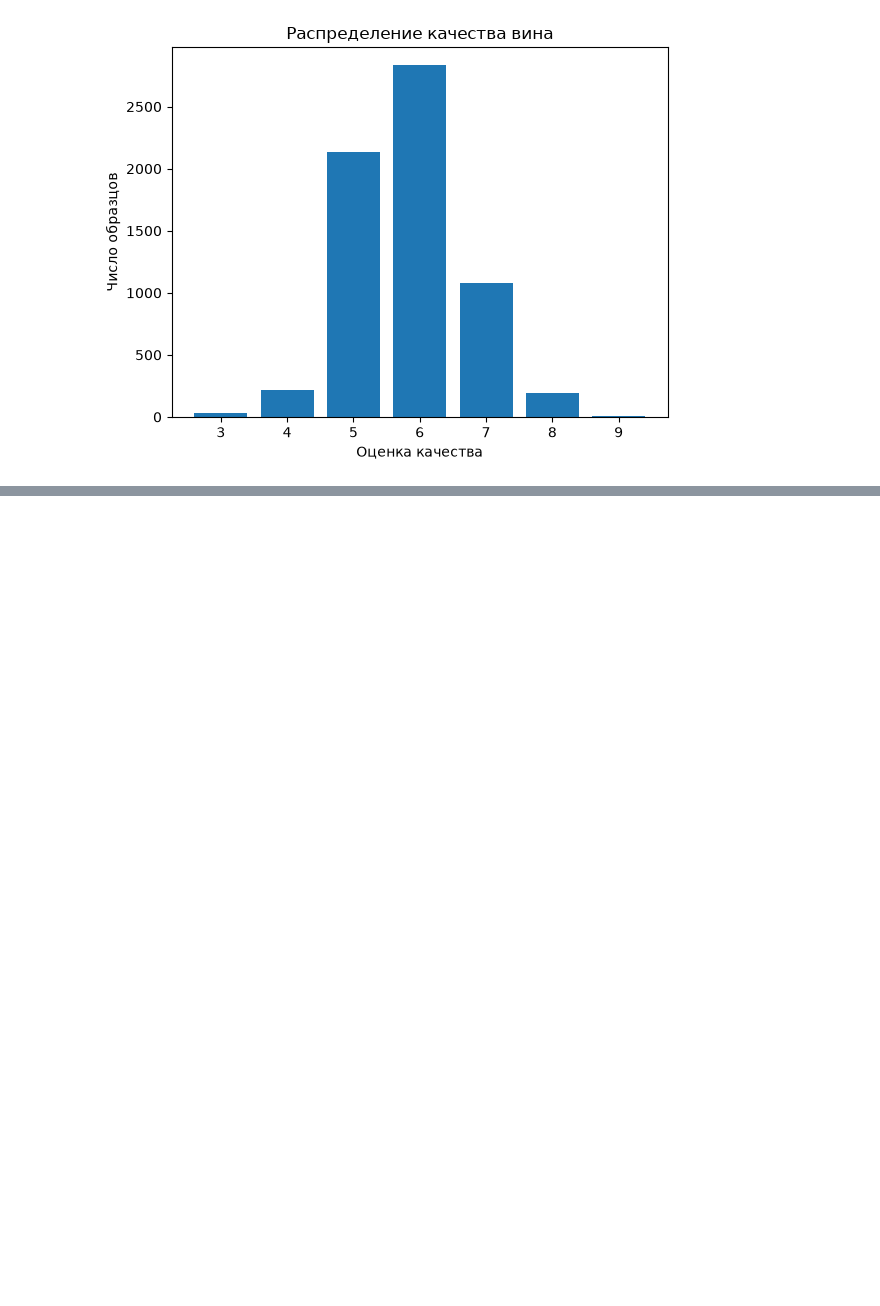
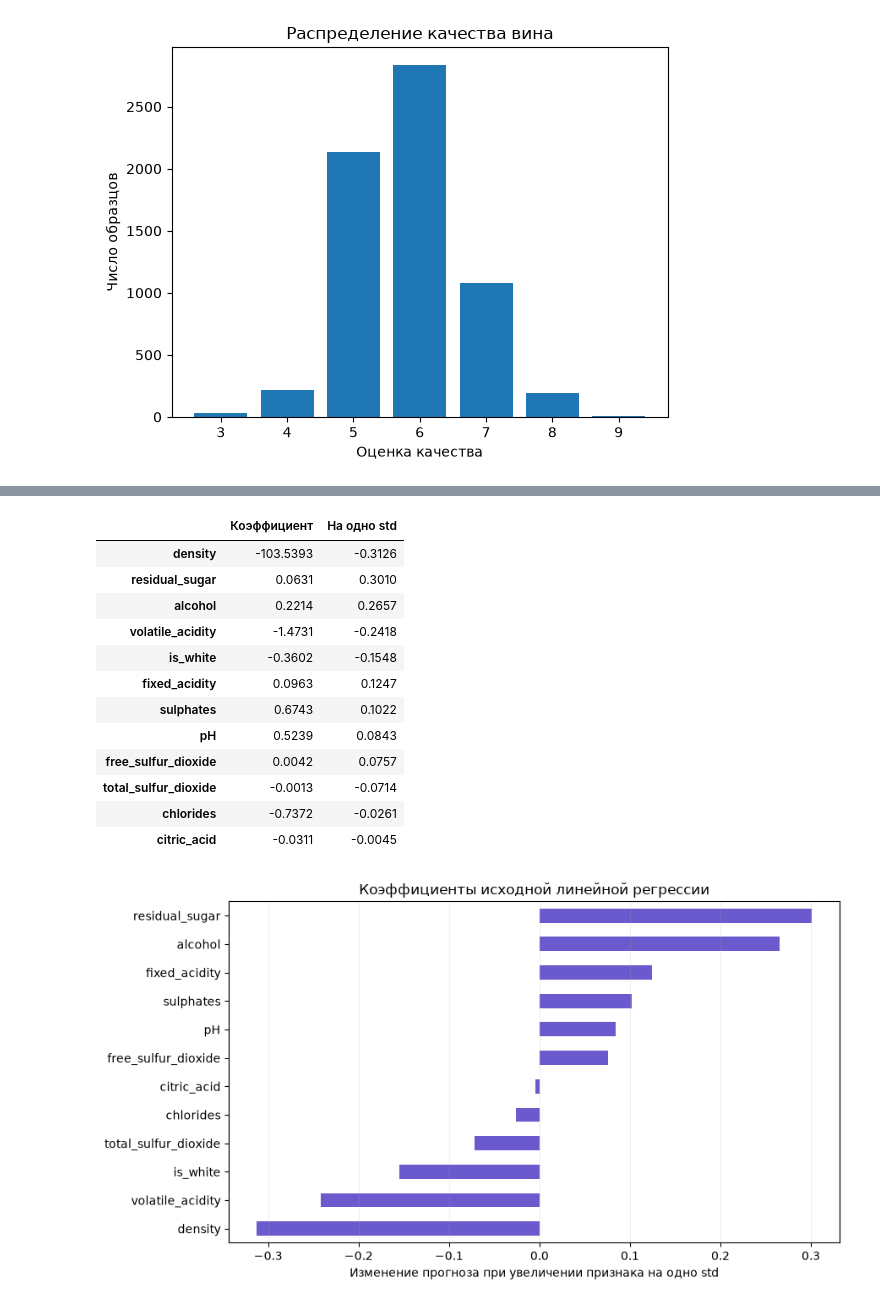
Before and after one commit to makinotori14/ml_labs, a Jupyter notebook: regression/solution/lab01.ipynb, the cells around one changed output, grey strips where cells are left out. Saved outputs shown, nothing was run; the diff lists cells and outputs as text; code cells hidden in the pictures; blank space fills up the shorter version.

```diff
--- a/regression/solution/lab01.ipynb
+++ b/regression/solution/lab01.ipynb
@@ -261,0 +347,30 @@ Train RMSE ниже 0,7, однако CV RMSE выше, чем у исходно
+# %%
+from sklearn.compose import ColumnTransformer
+from sklearn.preprocessing import PowerTransformer
+
+numeric_columns = X_train.columns.drop("is_white").tolist()
+yeo_transform = ColumnTransformer([
+    ("numeric", PowerTransformer(method="yeo-johnson"), numeric_columns)
+], remainder="passthrough")
+yeo_lasso_model = make_pipeline(
+    yeo_transform,
+    PolynomialFeatures(degree=3, include_bias=False),
+    StandardScaler(),
+    Lasso(alpha=0.005, max_iter=100000, tol=0.0001,
+          selection="random", random_state=seed)
+)
+yeo_lasso_scores = cross_validate(
+    yeo_lasso_model, X_train, y_train, cv=cv,
+    scoring={"MAE": "neg_mean_absolute_error", "RMSE": "neg_root_mean_squared_error"}
+)
+yeo_lasso_model.fit(X_train, y_train)
+train_predictions = yeo_lasso_model.predict(X_train)
+test_predictions = yeo_lasso_model.predict(X_test)
+yeo_lasso_results = pd.DataFrame([{
+    "MAE-CV-Train": -yeo_lasso_scores["test_MAE"].mean(),
+    "RMSE-CV-Train": -yeo_lasso_scores["test_RMSE"].mean(),
+    "MAE-Train": mean_absolute_error(y_train, train_predictions),
+    "RMSE-Train": np.sqrt(np.mean((y_train - train_predictions) ** 2)),
+    "MAE-Test": mean_absolute_error(y_test, test_predictions),
+    "RMSE-Test": np.sqrt(np.mean((y_test - test_predictions) ** 2)),
+}], index=["Yeo–Johnson + Полиномы + StandardScaler + Lasso"])
@@ -261,0 +492,27 @@ Train RMSE ниже 0,7, однако CV RMSE выше, чем у исходно
+# %%
+coefficients = pd.DataFrame({
+    "Коэффициент": linear_model.coef_,
+    "На одно std": linear_model.coef_ * X_train.std(ddof=0),
+}, index=X_train.columns).sort_values("На одно std", key=abs, ascending=False)
+display(coefficients.round(4))
+coefficients["На одно std"].sort_values().plot.barh(figsize=(9, 5), color="slateblue")
+plt.xlabel("Изменение прогноза при увеличении признака на одно std")
+plt.title("Коэффициенты исходной линейной регрессии")
+plt.grid(axis="x", alpha=0.2)
+plt.tight_layout()
+plt.show()
+# %% [output]
+|  | Коэффициент | На одно std |
+| density | -103.5393 | -0.3126 |
+| residual_sugar | 0.0631 | 0.3010 |
+| alcohol | 0.2214 | 0.2657 |
+| volatile_acidity | -1.4731 | -0.2418 |
+| is_white | -0.3602 | -0.1548 |
+| fixed_acidity | 0.0963 | 0.1247 |
+| sulphates | 0.6743 | 0.1022 |
+| pH | 0.5239 | 0.0843 |
+| free_sulfur_dioxide | 0.0042 | 0.0757 |
+| total_sulfur_dioxide | -0.0013 | -0.0714 |
+| chlorides | -0.7372 | -0.0261 |
+| citric_acid | -0.0311 | -0.0045 |
+[figure, added]
```
Also changed, not shown: parts of 92 cells of this notebook.
